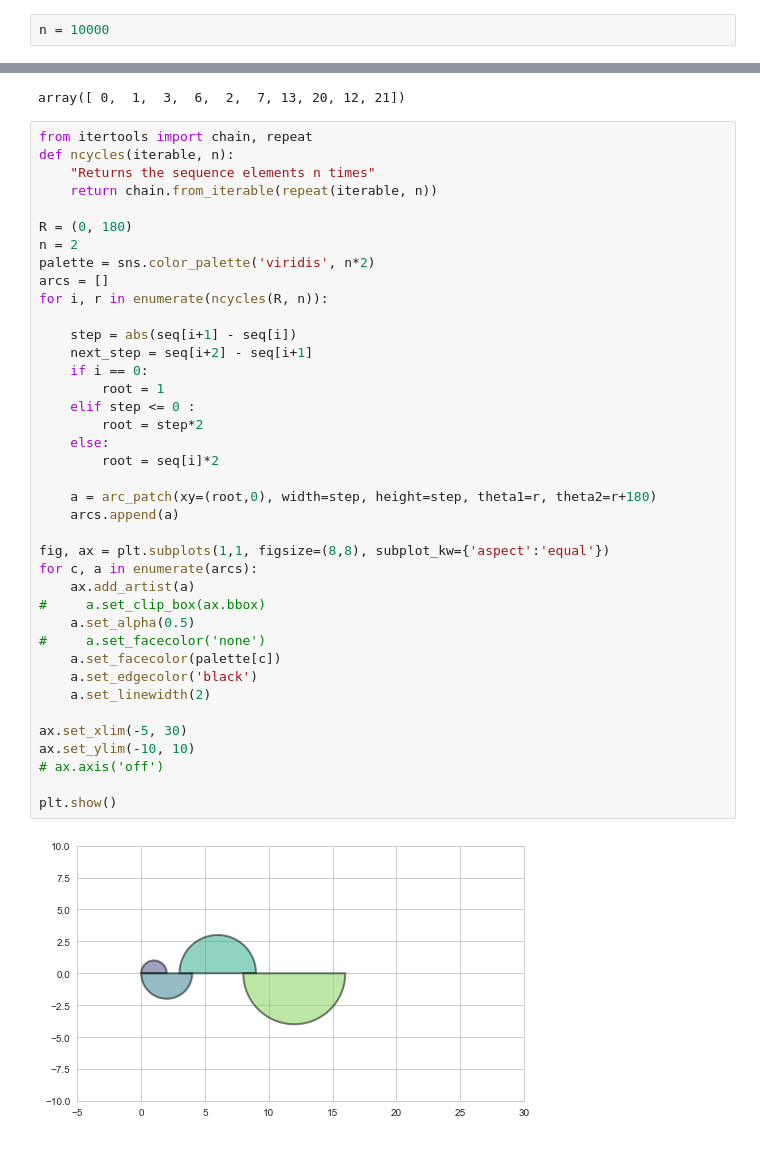
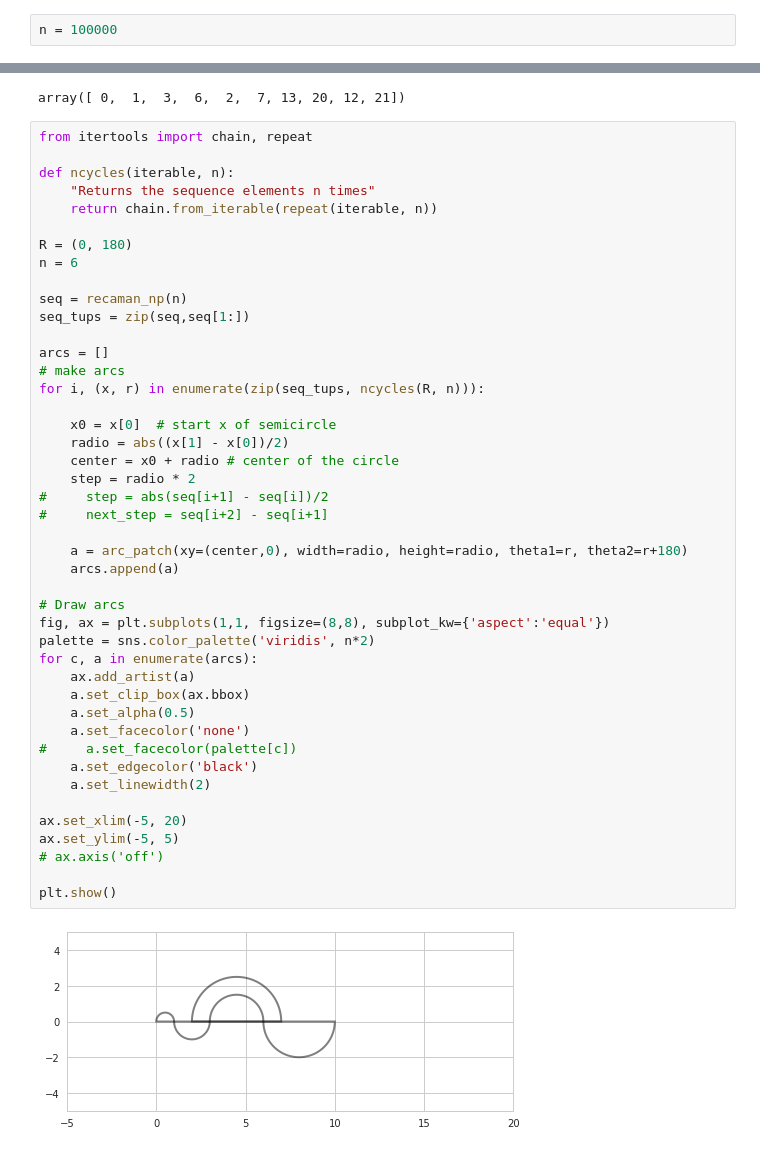
Before and after one commit to BielStela/Recamans_sequence, a Jupyter notebook: Racamans_sequence.ipynb, the cells around one changed output, grey strips where cells are left out. Drawn from its saved outputs; the diff is of its cells as text.

```diff
--- a/Racamans_sequence.ipynb
+++ b/Racamans_sequence.ipynb
@@ -50,4 +52,4 @@ def recaman(n):
         arr[i] = curr
     return arr
 # %%
-n = 10000
+n = 100000
@@ -124,43 +124,48 @@ seq[:10]
 array([ 0,  1,  3,  6,  2,  7, 13, 20, 12, 21])
 # %%
 from itertools import chain, repeat
+
 def ncycles(iterable, n):
     "Returns the sequence elements n times"
     return chain.from_iterable(repeat(iterable, n))
 
 R = (0, 180)
-n = 2
-palette = sns.color_palette('viridis', n*2)
+n = 6
+
+seq = recaman_np(n)
+seq_tups = zip(seq,seq[1:])
+
 arcs = []
-for i, r in enumerate(ncycles(R, n)):
+# make arcs
+for i, (x, r) in enumerate(zip(seq_tups, ncycles(R, n))):
 
-    step = abs(seq[i+1] - seq[i])
-    next_step = seq[i+2] - seq[i+1]
-    if i == 0:
-        root = 1
-    elif step <= 0 :
-        root = step*2
-    else:
-        root = seq[i]*2
+    x0 = x[0]  # start x of semicircle
+    radio = abs((x[1] - x[0])/2)
+    center = x0 + radio # center of the circle
+    step = radio * 2
+#     step = abs(seq[i+1] - seq[i])/2
+#     next_step = seq[i+2] - seq[i+1]
 
-    a = arc_patch(xy=(root,0), width=step, height=step, theta1=r, theta2=r+180)
+    a = arc_patch(xy=(center,0), width=radio, height=radio, theta1=r, theta2=r+180)
     arcs.append(a)
 
+# Draw arcs
 fig, ax = plt.subplots(1,1, figsize=(8,8), subplot_kw={'aspect':'equal'})
+palette = sns.color_palette('viridis', n*2)
 for c, a in enumerate(arcs):
     ax.add_artist(a)
-#     a.set_clip_box(ax.bbox)
+    a.set_clip_box(ax.bbox)
     a.set_alpha(0.5)
-#     a.set_facecolor('none')
-    a.set_facecolor(palette[c])
+    a.set_facecolor('none')
+#     a.set_facecolor(palette[c])
     a.set_edgecolor('black')
     a.set_linewidth(2)
 
-ax.set_xlim(-5, 30)
-ax.set_ylim(-10, 10)
+ax.set_xlim(-5, 20)
+ax.set_ylim(-5, 5)
 # ax.axis('off')
 
 plt.show()
 # %% [output]
-[figure, old version]
+[figure, new version]
 # %%
```
Also changed, not shown: parts of 18 cells of this notebook.
